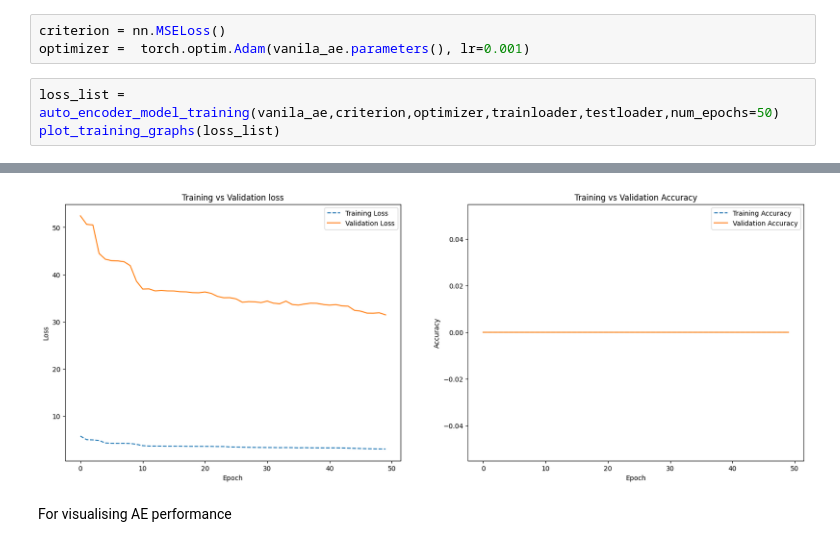
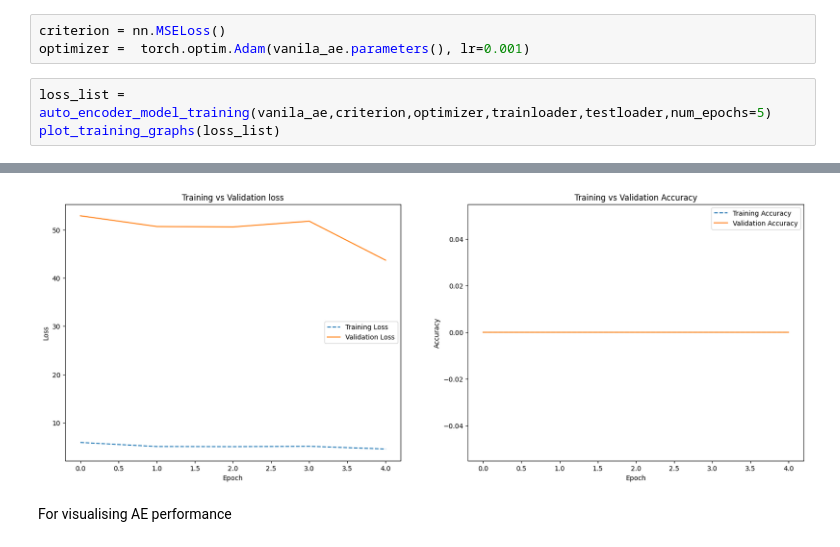
Before and after one commit to debonil/dlops-23, a Jupyter notebook: M21AIE225_DLOps_Assignment_1/M21AIE225_DLOps_Assignment_1.ipynb, the cells around one changed output, grey strips where cells are left out. Cells and saved outputs as stored; diff of their text form.

```diff
--- a/M21AIE225_DLOps_Assignment_1/M21AIE225_DLOps_Assignment_1.ipynb
+++ b/M21AIE225_DLOps_Assignment_1/M21AIE225_DLOps_Assignment_1.ipynb
@@ -238,6 +256,6 @@ autoencoder(
 criterion = nn.MSELoss()
 optimizer =  torch.optim.Adam(vanila_ae.parameters(), lr=0.001)
 # %%
-loss_list = auto_encoder_model_training(vanila_ae,criterion,optimizer,trainloader,testloader,num_epochs=50)
+loss_list = auto_encoder_model_training(vanila_ae,criterion,optimizer,trainloader,testloader,num_epochs=5)
 plot_training_graphs(loss_list)
 # %% [output]
@@ -261,4 +267,4 @@ Epoch: 50       Training Loss: 3.056160,        Test Loss: 31.456381,   Training
-[figure, old version]
+[figure, new version]
 # %% [markdown]
 For visualising AE performance
 # %%
```
Also changed, not shown: parts of 41 cells of this notebook, 3 other files.
